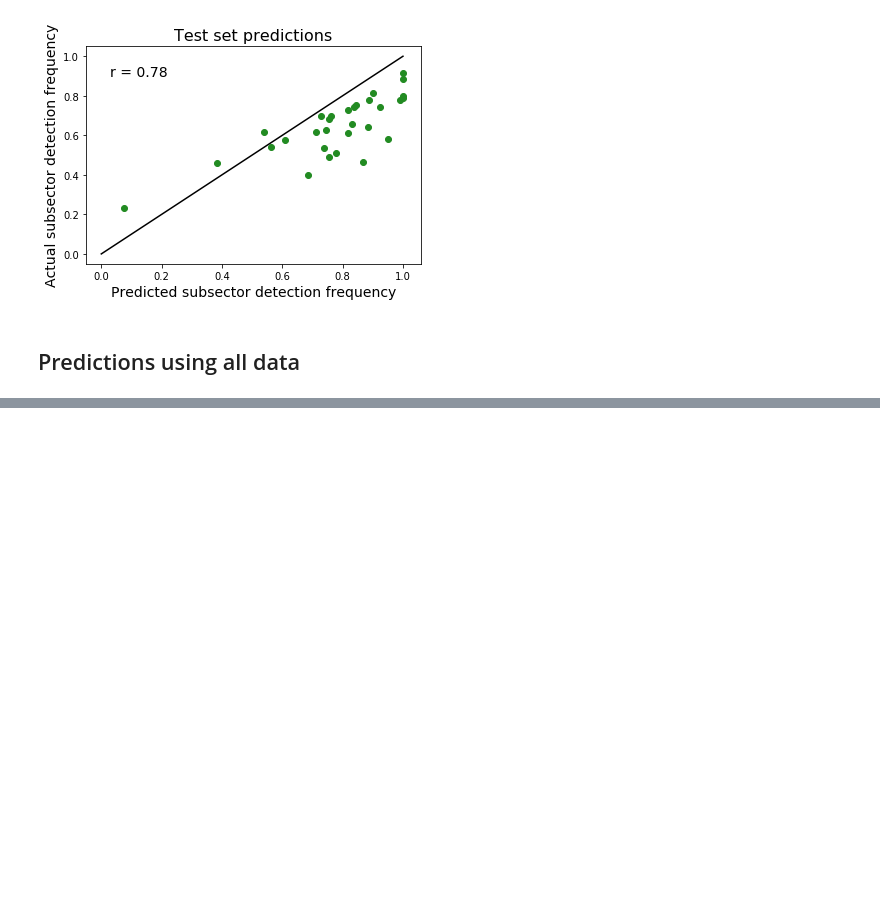
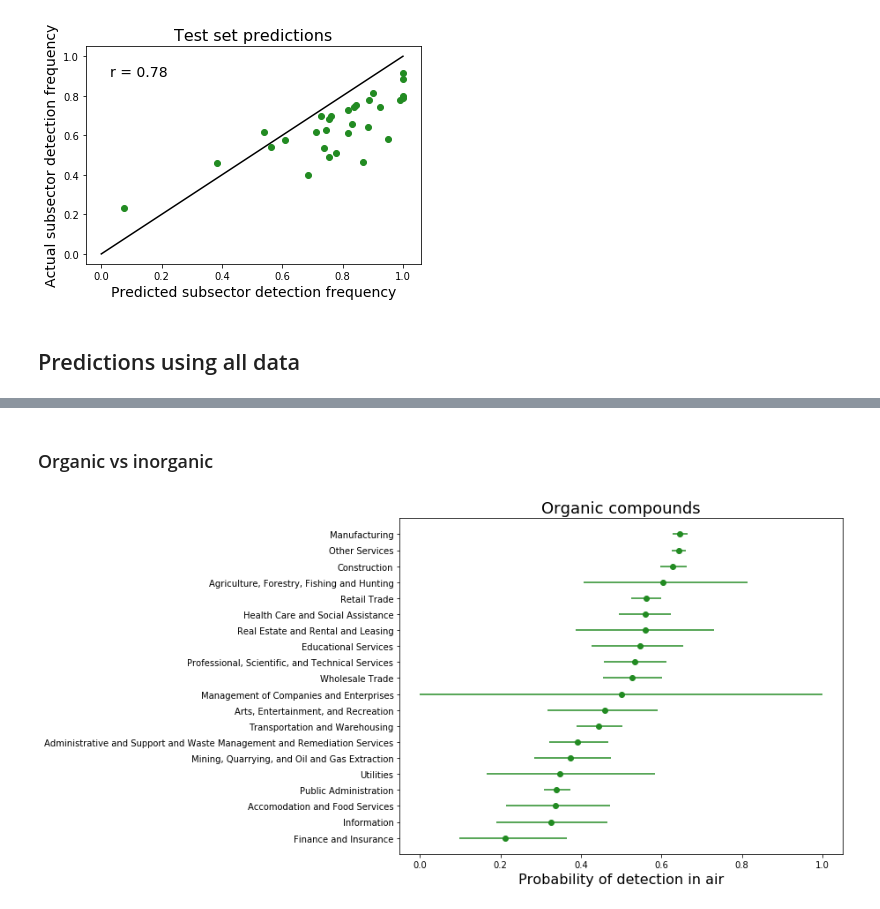
Before and after one commit to JeffreyMinucci/occupational_exposure, a Jupyter notebook: notebooks/work_in_progress/hierarchical_logistic_reg.ipynb, the cells around one changed output, grey strips where cells are left out. Saved outputs shown, nothing was run; the diff lists cells and outputs as text; code cells hidden in the pictures; blank space fills up the shorter version.

```diff
--- a/notebooks/work_in_progress/hierarchical_logistic_reg.ipynb
+++ b/notebooks/work_in_progress/hierarchical_logistic_reg.ipynb
@@ -480,0 +511,6 @@ plt.show()
+# %% [markdown]
+### Organic vs inorganic
+# %%
+plot_predictions(predictions_full, kingdom='organic compounds', title = 'Organic compounds', color='forestgreen')
+# %% [output]
+[figure, added]
```
Also changed, not shown: parts of 27 cells of this notebook, 2 other files.
